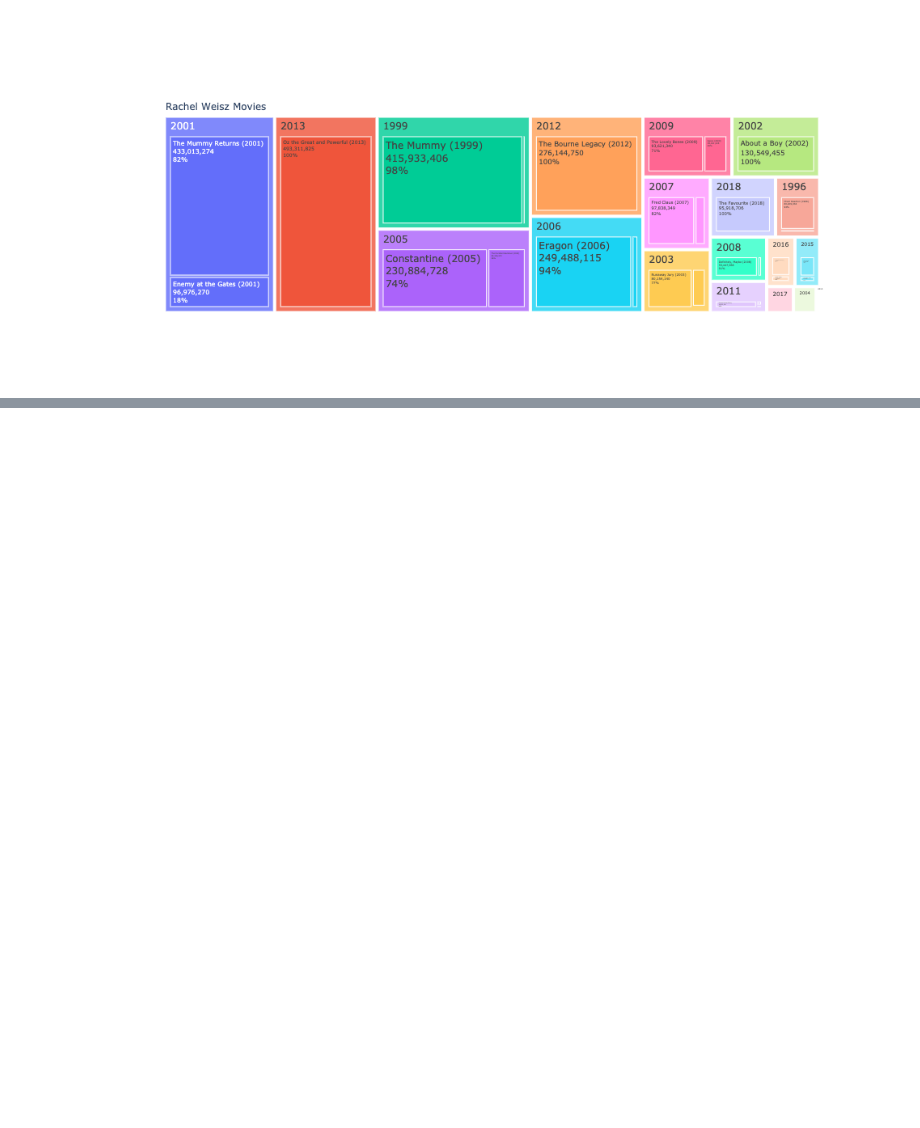
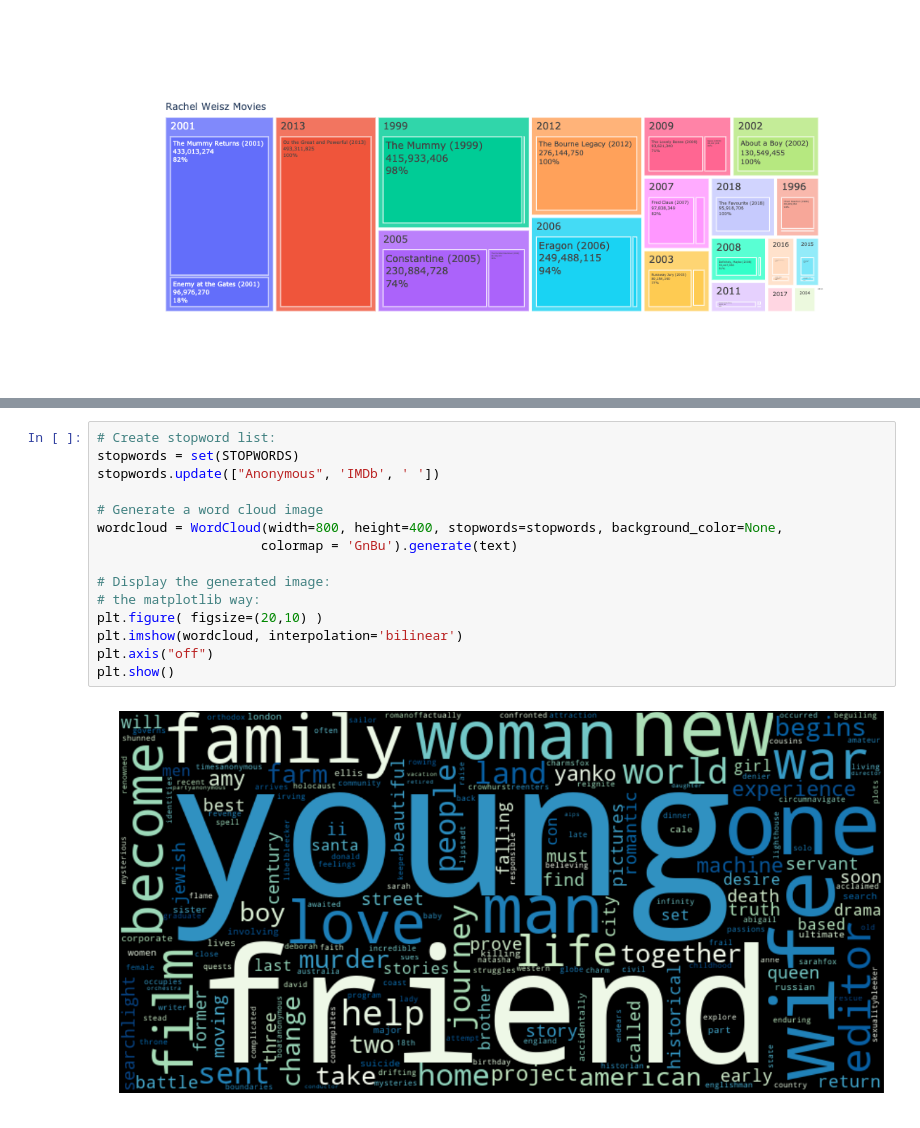
Before and after one commit to ck-duong/dsc106, a Jupyter notebook: hw4/working.ipynb, the cells around one changed output, grey strips where cells are left out. Cells and saved outputs as stored; diff of their text form; blank space fills up the shorter version.

```diff
--- a/hw4/working.ipynb
+++ b/hw4/working.ipynb
@@ -105,0 +107,17 @@ rachel_df
+# %%
+# Create stopword list:
+stopwords = set(STOPWORDS)
+stopwords.update(["Anonymous", 'IMDb', ' '])
+
+# Generate a word cloud image
+wordcloud = WordCloud(width=800, height=400, stopwords=stopwords, background_color=None,
+                     colormap = 'GnBu').generate(text)
+
+# Display the generated image:
+# the matplotlib way:
+plt.figure( figsize=(20,10) )
+plt.imshow(wordcloud, interpolation='bilinear')
+plt.axis("off")
+plt.show()
+# %% [output]
+[figure, added]
```
Also changed, not shown: parts of 7 cells of this notebook, 2 other files.
